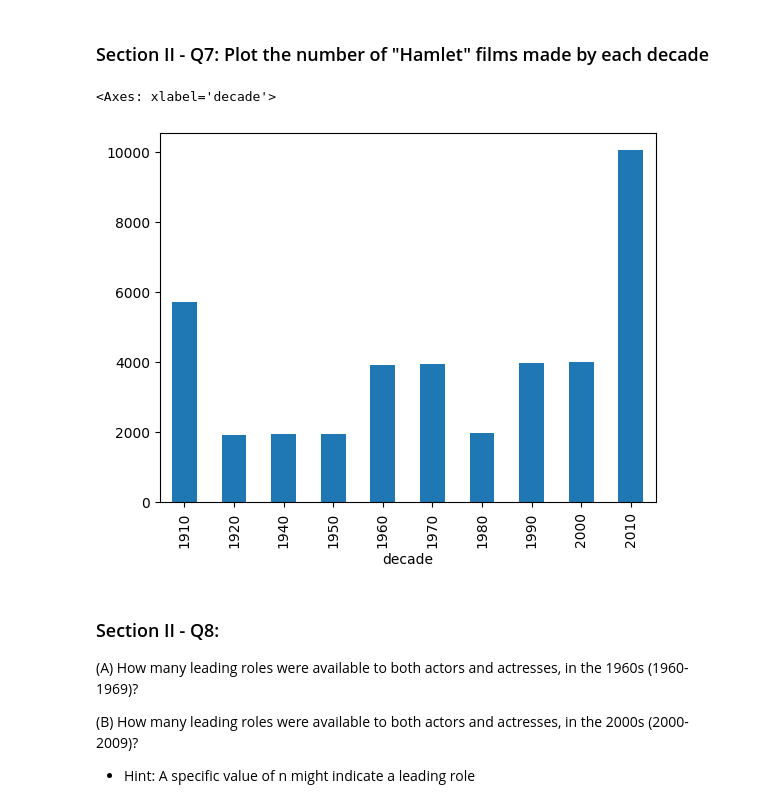
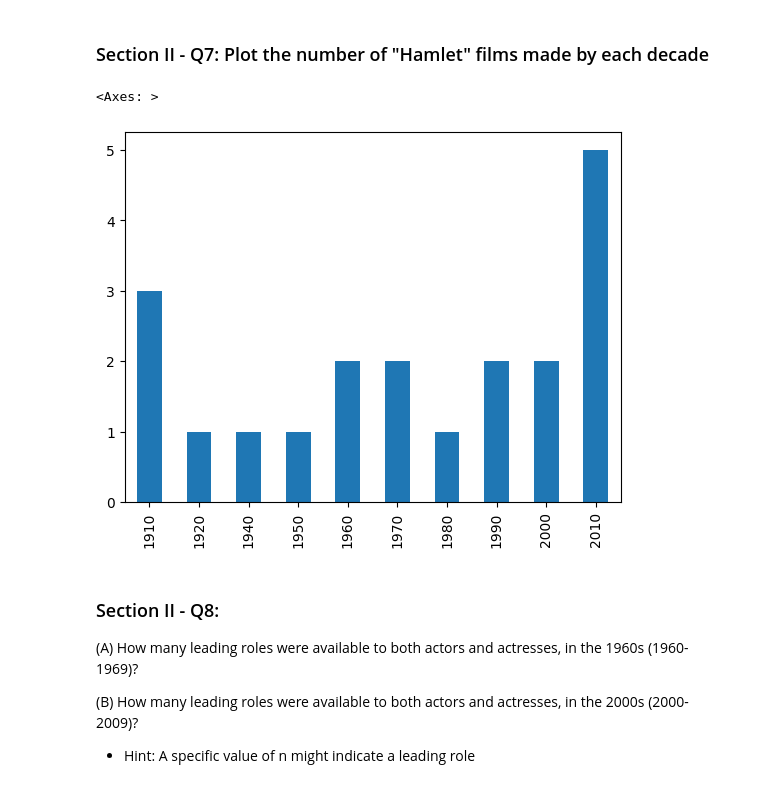
Before and after one commit to peter-welander/mec-mini-projects, a Jupyter notebook: mec-5.3.10-data-wranging-with-pandas-mini-project/Mini_Project_Data_Wrangling_Pandas.ipynb, the cells around one changed output. Saved outputs shown, nothing was run; the diff lists cells and outputs as text; code cells hidden in the pictures.

```diff
--- a/mec-5.3.10-data-wranging-with-pandas-mini-project/Mini_Project_Data_Wrangling_Pandas.ipynb
+++ b/mec-5.3.10-data-wranging-with-pandas-mini-project/Mini_Project_Data_Wrangling_Pandas.ipynb
@@ -515,10 +513,10 @@ keanu_roles.plot(x='year', y='n', kind='scatter')
 ### Section II - Q7: Plot the number of "Hamlet" films made by each decade
 # %%
 hamelet_movies = movies[movies.title=='Hamlet']
-hamelet_movies.groupby('decade')['decade'].sum().plot(kind='bar')
+hamelet_movies.decade.value_counts().sort_index().plot(kind='bar')
 # %% [output]
-<Axes: xlabel='decade'>
+<Axes: >
-[figure, old version]
+[figure, new version]
 # %% [markdown]
 ### Section II - Q8:
 
```
Also changed, not shown: parts of 8 cells of this notebook.
